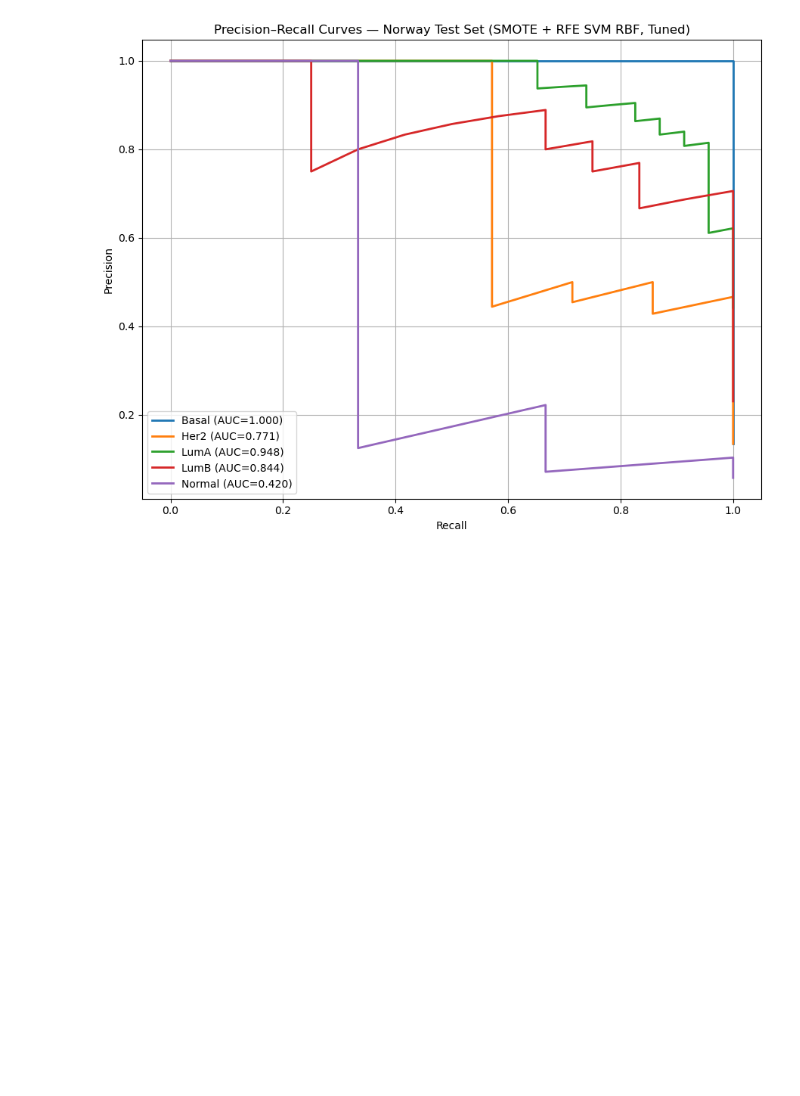
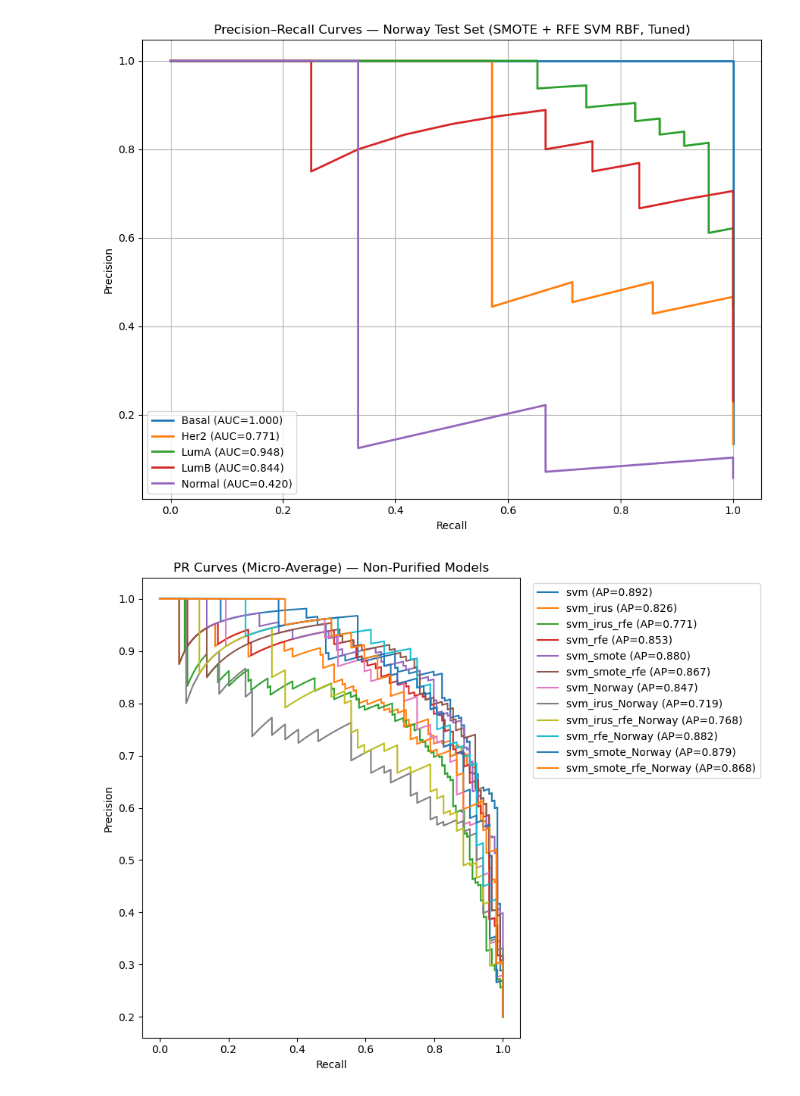
Before and after one commit to Alvinator24/BioinfoThesis, a Jupyter notebook: SVM/MAIN_SVM_NOTEBOOK.ipynb, the cells around one changed output. Saved outputs shown, nothing was run; the diff lists cells and outputs as text; code cells hidden in the pictures; blank space fills up the shorter version.

```diff
--- a/SVM/MAIN_SVM_NOTEBOOK.ipynb
+++ b/SVM/MAIN_SVM_NOTEBOOK.ipynb
@@ -1742,3 +1742,90 @@ Model saved as pipelineSmoteRfeTune_Norway.pkl
 
 Norway Test Macro-Average AUC-PR (SMOTE + RFE SVM RBF, Tuned): 0.797
 [figure]
+# %%
+svm = joblib.load("svm.pkl")
+svm_irus = joblib.load("svm_irus.pkl")
+svm_irus_Norway = joblib.load("svm_irus_Norway.pkl")
+svm_irus_rfe = joblib.load("svm_irus_rfe.pkl")
+svm_irus_rfe_Norway = joblib.load("svm_irus_rfe_Norway.pkl")
+svm_Norway = joblib.load("svm_Norway.pkl")
+svm_rfe = joblib.load("svm_rfe.pkl")
+svm_rfe_Norway = joblib.load("svm_rfe_Norway.pkl")
+svm_smote = joblib.load("svm_smote.pkl")
+svm_smote_Norway = joblib.load("svm_smote_Norway.pkl")
+svm_smote_rfe = joblib.load("svm_smote_rfe.pkl.pkl")  # note the double .pkl
+svm_smote_rfe_Norway = joblib.load("svm_smote_rfe_Norway.pkl")
+# %%
+import numpy as np
+import matplotlib.pyplot as plt
+from sklearn.metrics import precision_recall_curve, average_precision_score
+from sklearn.preprocessing import label_binarize
+
+def get_feature_names(model):
+    if hasattr(model, "feature_names_in_"):
+        return list(model.feature_names_in_)
+    if hasattr(model, "steps"):  # pipeline
+        for _, step in reversed(model.steps):
+            if hasattr(step, "feature_names_in_"):
+                return list(step.feature_names_in_)
+    return None
+
+def align_X(model, X):
+    cols = get_feature_names(model)
+    if cols is None:
+        return X
+    missing = [c for c in cols if c not in X.columns]
+    if missing:
+        raise ValueError(f"Missing {len(missing)} columns for model: {missing[:5]}...")
+    return X.loc[:, cols]
+
+def get_scores(model, X):
+    if hasattr(model, "predict_proba"):
+        return model.predict_proba(X)
+    if hasattr(model, "decision_function"):
+        return model.decision_function(X)
+    raise ValueError("Model has no predict_proba or decision_function.")
+
+# Map models to the correct test set
+model_info = [
+    ("svm", svm, X_test, y_test),
+    ("svm_irus", svm_irus, X_test, y_test),
+    ("svm_irus_rfe", svm_irus_rfe, X_test, y_test),
+    ("svm_rfe", svm_rfe, X_test, y_test),
+    ("svm_smote", svm_smote, X_test, y_test),
+    ("svm_smote_rfe", svm_smote_rfe, X_test, y_test),
+
+    ("svm_Norway", svm_Norway, X_test_Norway, y_test_Norway),
+    ("svm_irus_Norway", svm_irus_Norway, X_test_Norway, y_test_Norway),
+    ("svm_irus_rfe_Norway", svm_irus_rfe_Norway, X_test_Norway, y_test_Norway),
+    ("svm_rfe_Norway", svm_rfe_Norway, X_test_Norway, y_test_Norway),
+    ("svm_smote_Norway", svm_smote_Norway, X_test_Norway, y_test_Norway),
+    ("svm_smote_rfe_Norway", svm_smote_rfe_Norway, X_test_Norway, y_test_Norway),
+]
+
+plt.figure(figsize=(9, 7))
+
+for name, model, X_te, y_te in model_info:
+    X_aligned = align_X(model, X_te)
+    scores = get_scores(model, X_aligned)
+
+    classes = model.classes_
+    y_bin = label_binarize(y_te, classes=classes)
+
+    # handle binary case
+    if scores.ndim == 1:
+        scores = scores.reshape(-1, 1)
+        y_bin = y_bin.reshape(-1, 1)
+
+    precision, recall, _ = precision_recall_curve(y_bin.ravel(), scores.ravel())
+    ap = average_precision_score(y_bin, scores, average="micro")
+
+    plt.plot(recall, precision, label=f"{name} (AP={ap:.3f})")
+
+plt.xlabel("Recall")
+plt.ylabel("Precision")
+plt.title("PR Curves (Micro‑Average) — Non‑Purified Models")
+plt.legend(bbox_to_anchor=(1.02, 1), loc="upper left")
+plt.tight_layout()
+# %% [output]
+[figure, added]
```
Also changed, not shown: parts of 1 cell of this notebook.
